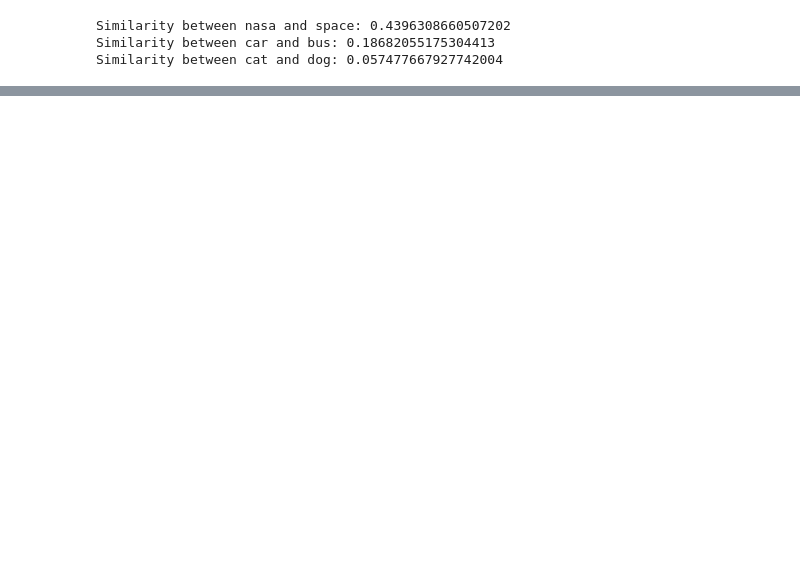
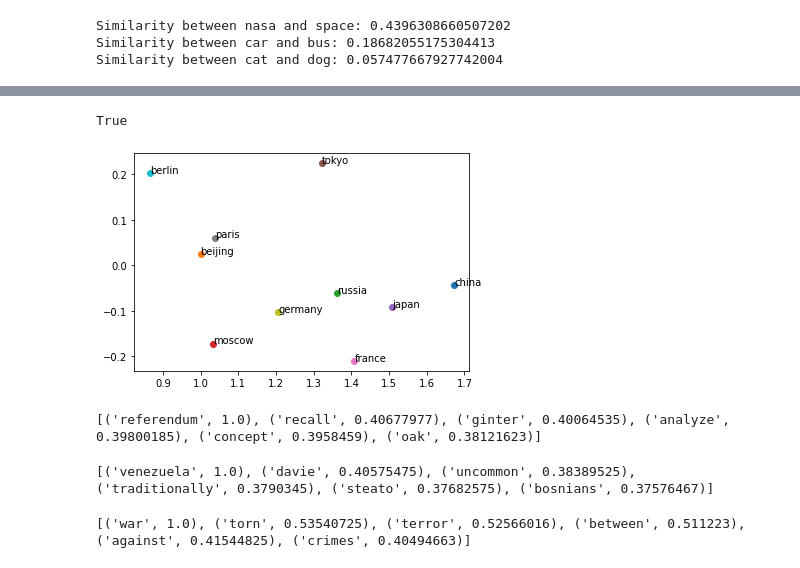
Before and after one commit to ashwineepandey/mlai-natural-language-processing, a Jupyter notebook: notebooks/A3-explore-data-007.ipynb, the cells around one changed output, grey strips where cells are left out. Cells and saved outputs as stored; diff of their text form; code cells hidden in the pictures; blank space fills up the shorter version.

Commit message:
update notebooks, conf, scripts for A3

```diff
--- a/notebooks/A3-explore-data-007.ipynb
+++ b/notebooks/A3-explore-data-007.ipynb
@@ -263,0 +254,3 @@ trained_model, train_losses, val_losses = train(model, conf.model.epochs, train_
+# %%
+model = CBOW_NS(vocab_size, conf.model.embed_size)
+model.load_state_dict(torch.load("../data/06_models/ap_news/cbow_ns_23072023_183858.pt"))
@@ -308,5 +302,5 @@ fig.show()
 # %%
 # Perform PCA
-pca = PCA(n_components=3)  # reduce to 2 components
+pca = PCA(n_components=2)  # reduce to 2 components
 embeddings_pca = pca.fit_transform(embeddings)
 # %%
@@ -314,8 +310,14 @@ words = vocab[:10]
+# %%
+'beijing' in sorted_vocab
+# %% [output]
+True
 # %%
 # Plot some words
-# words = ['word1', 'word2', 'word3']  # replace with your words
+words = ['china', 'beijing', 'russia', 'moscow', 'japan', 'tokyo', 'france', 'paris', 'germany', 'berlin']  # replace with your words
 for word in words:
     idx = word2idx[word]
     plt.scatter(embeddings_pca[idx, 0], embeddings_pca[idx, 1])
     plt.annotate(word, (embeddings_pca[idx, 0], embeddings_pca[idx, 1]))
 plt.show()
+# %% [output]
+[figure, added]
@@ -321,0 +341,18 @@ plt.show()
+# %%
+word = "referendum"
+n = 6
+print(find_closest_embeddings(embeddings, word, word2idx, idx2word, n))
+# %% [output]
+[('referendum', 1.0), ('recall', 0.40677977), ('ginter', 0.40064535), ('analyze', 0.39800185), ('concept', 0.3958459), ('oak', 0.38121623)]
+# %%
+word = "venezuela"
+n = 6
+print(find_closest_embeddings(embeddings, word, word2idx, idx2word, n))
+# %% [output]
+[('venezuela', 1.0), ('davie', 0.40575475), ('uncommon', 0.38389525), ('traditionally', 0.3790345), ('steato', 0.37682575), ('bosnians', 0.37576467)]
+# %%
+word = "war"
+n = 6
+print(find_closest_embeddings(embeddings, word, word2idx, idx2word, n))
+# %% [output]
+[('war', 1.0), ('torn', 0.53540725), ('terror', 0.52566016), ('between', 0.511223), ('against', 0.41544825), ('crimes', 0.40494663)]
```
Also changed, not shown: parts of 16 cells of this notebook, 7 other files.
